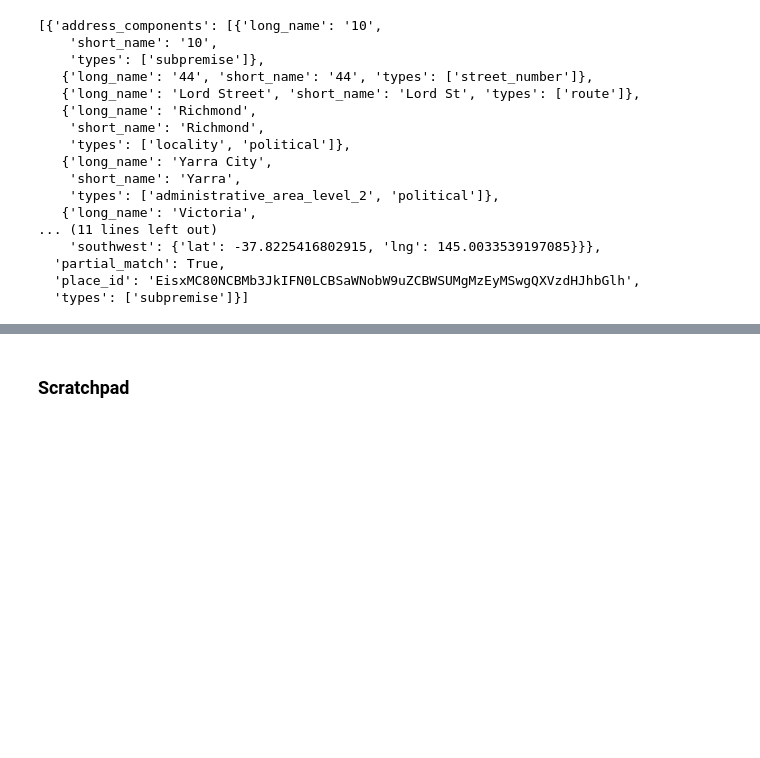
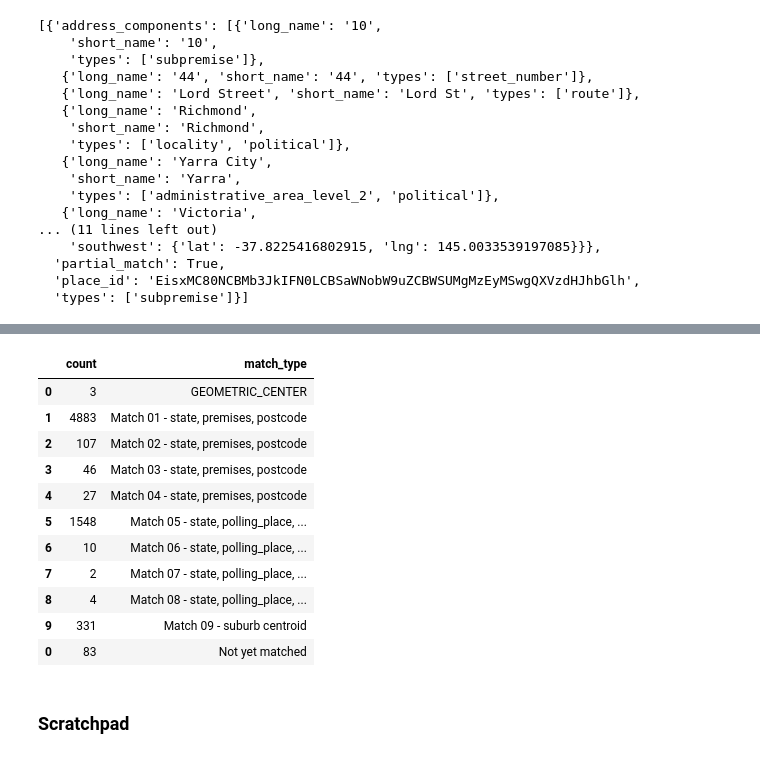
Before and after one commit to jaketclarke/australian_referenda, a Jupyter notebook: referenda_1999_geocode_polling_places.ipynb, the cells around one changed output, grey strips where cells are left out. Drawn from its saved outputs; the diff is of its cells as text; code cells hidden in the pictures; blank space fills up the shorter version.

```diff
--- a/referenda_1999_geocode_polling_places.ipynb
+++ b/referenda_1999_geocode_polling_places.ipynb
@@ -783,3 +777,37 @@ matches
+# %%
+# reorder geocode in same pattern as non-matches
+
+# get all keys from that table
+keys = df_pp_1999.reset_index().columns.values
+
+#reorder by that
+geocode_matches_ordered = geocode_matches[keys]
+
+# add state indexes
+keys = ['state','polling_place']
+# df1_matches = dedup_df(df1_matches, keys)
+
+# check that worked by making it a key now
+geocode_matches_ordered = geocode_matches_ordered.set_index(keys)
+
+# update with matches
+df_pp_1999.update(geocode_matches_ordered)
+
+# where are we at?
+display(match_status(df_pp_1999))
+# %% [output]
+|  | count | match_type |
+| 0 | 3 | GEOMETRIC_CENTER |
+| 1 | 4883 | Match 01 - state, premises, postcode |
+| 2 | 107 | Match 02 - state, premises, postcode |
+| 3 | 46 | Match 03 - state, premises, postcode |
+| 4 | 27 | Match 04 - state, premises, postcode |
+| 5 | 1548 | Match 05 - state, polling_place, ... |
+| 6 | 10 | Match 06 - state, polling_place, ... |
+| 7 | 2 | Match 07 - state, polling_place, ... |
+| 8 | 4 | Match 08 - state, polling_place, ... |
+| 9 | 331 | Match 09 - suburb centroid |
+| 0 | 83 | Not yet matched |
 # %% [markdown]
 ### Scratchpad
 # %%
```
Also changed, not shown: parts of 1 cell of this notebook.
